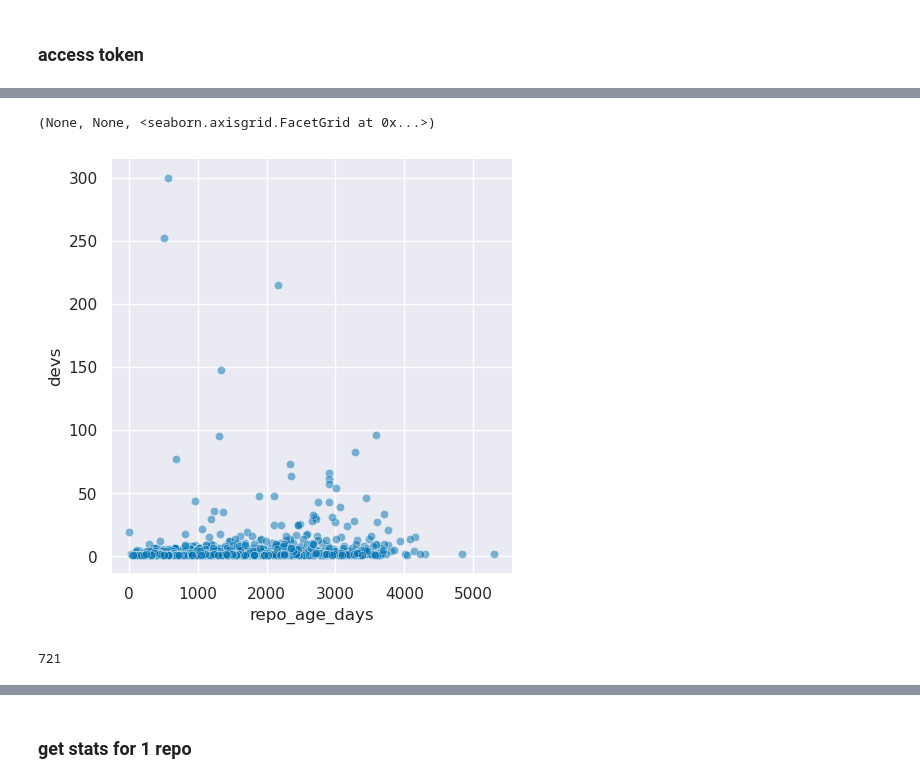
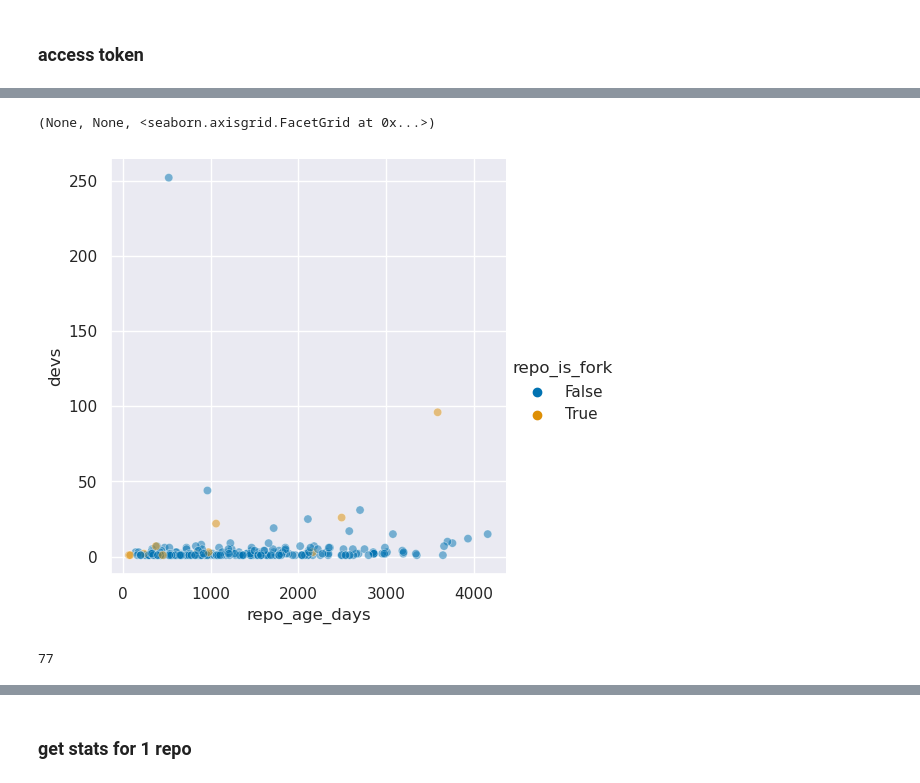
Before and after one commit to FlicAnderson/RSE-personas, a Jupyter notebook: githubanalysis/notebooks/Dev_Assignment.ipynb, the cells around one changed output, grey strips where cells are left out. Cells and saved outputs as stored; diff of their text form; code cells hidden in the pictures.

Commit message:
add plots and data investigation

```diff
--- a/githubanalysis/notebooks/Dev_Assignment.ipynb
+++ b/githubanalysis/notebooks/Dev_Assignment.ipynb
@@ -43,5 +58,5 @@ headers = {f"Authorization: Bearer {gh_token}"}
 # %%
-total_stats = pd.read_csv("../../data/gh_stats_2024-02-08_eidf.csv", header=0)
+total_stats = pd.read_csv("../../data/gh_stats_2024-02-12-eidf.csv", header=0, nrows=250)
 print(total_stats.head)
 # %% [output]
 <bound method NDFrame.head of                                     repo_name  initial_HTTP_code  \
@@ -85,0 +95,5 @@ total_stats_200s[['devs', 'repo_age_days', 'total_commits_last_year']].describe(
+# %%
+total_stats_200s['has_issues'] = np.where((total_stats_200s['open_tickets'] > 1) | (total_stats_200s['closed_tickets'] > 1), True, False)
+total_stats_200s['all_tickets'] = (total_stats_200s['open_tickets'] + total_stats_200s['closed_tickets'])
+
+#print(total_stats_200s)
@@ -85,0 +166,2 @@ total_stats_200s[['devs', 'repo_age_days', 'total_commits_last_year']].describe(
+# %%
+total_stats_200s = total_stats_200s.drop([93])
@@ -107,19 +376,19 @@ Name: closed_tickets, dtype: int64
 # %%
 # plot setup
 (sns.set_theme(),
  sns.set_palette('colorblind'),
  #plt.subplots(figsize=(8,8)),
  sns.relplot(
-     data=total_stats_200s, x='repo_age_days', y='devs', alpha=0.5
+     data=total_stats_200s, x='repo_age_days', y='devs', alpha=0.5, hue='repo_is_fork'
  ),
  #plt.xscale('log'),
  #plt.yscale('log')
 )
 # %% [output]
 (None, None, <seaborn.axisgrid.FacetGrid at 0x...>)
-[figure, old version]
+[figure, new version]
 # %%
 len(total_stats_200s[total_stats_200s['total_commits_last_year'] >= 1].index)
-# 33 repos with more than 1 commit last year...
+# 77 repos with more than 1 commit last year...
 # %% [output]
-721
+77
```
Also changed, not shown: parts of 70 cells of this notebook.
